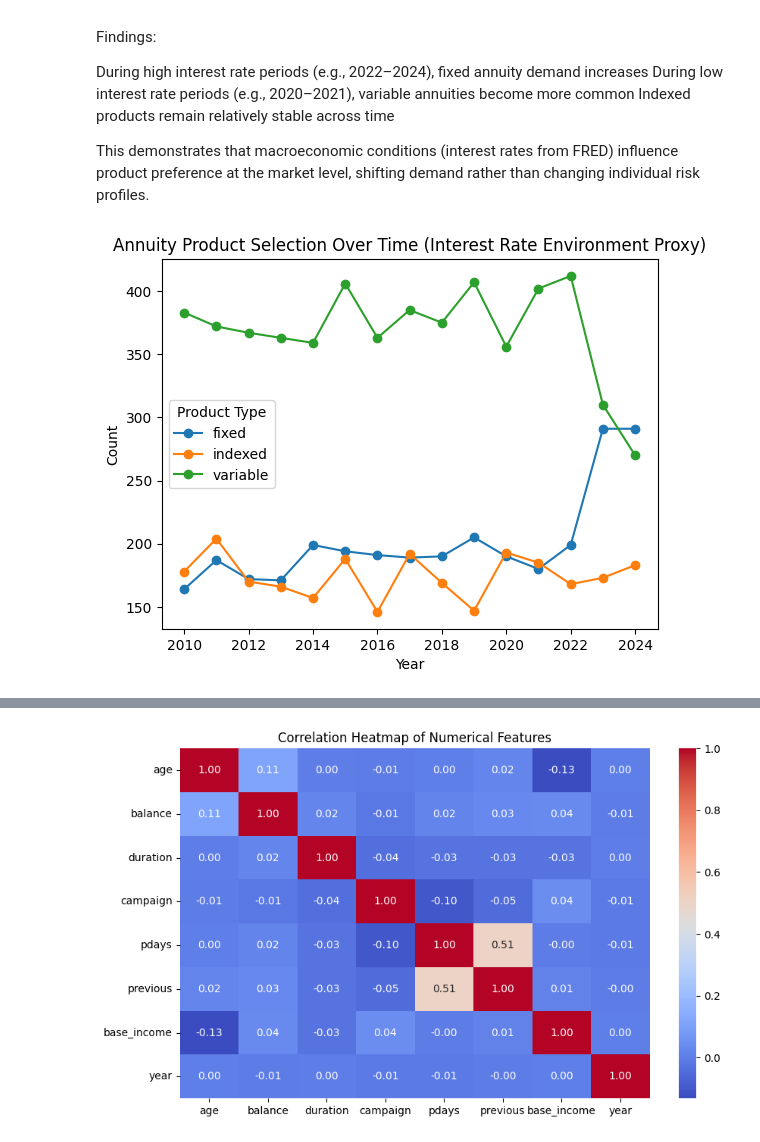
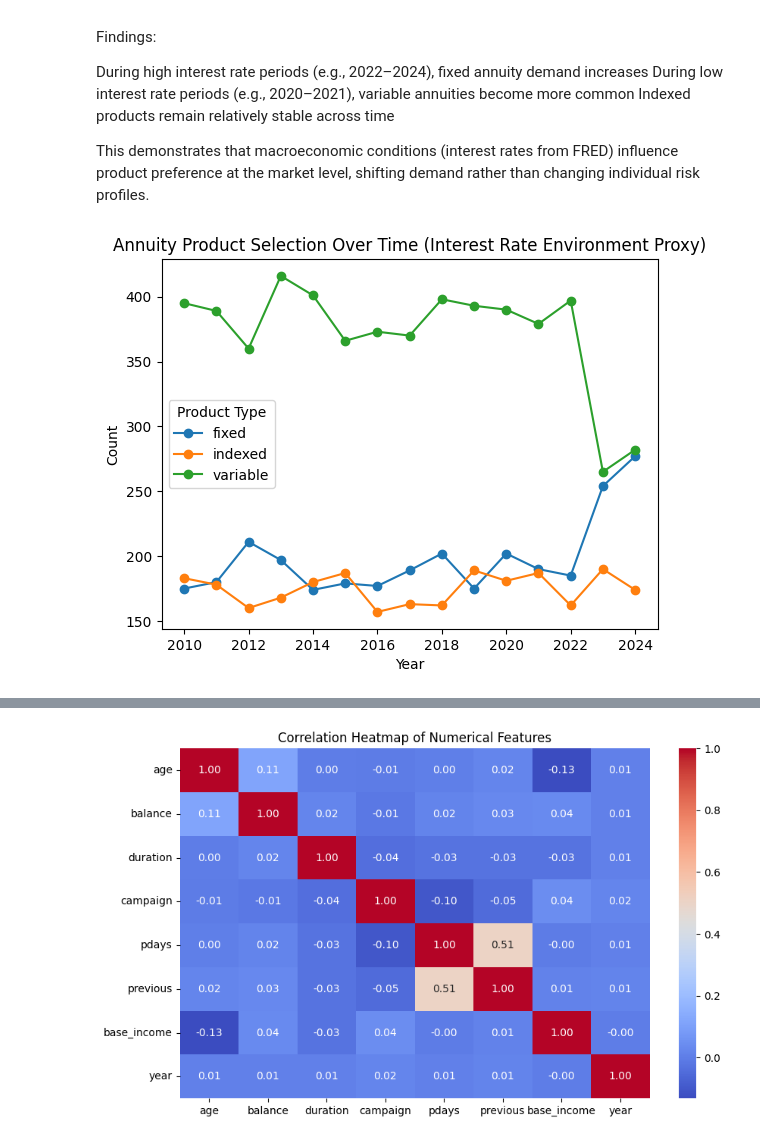
Before and after one commit to IT4063C-Spring26/final-project-slaibne, a Jupyter notebook: source.ipynb, the cells around one changed output, grey strips where cells are left out. Cells and saved outputs as stored; diff of their text form; code cells hidden in the pictures.

```diff
--- a/source.ipynb
+++ b/source.ipynb
@@ -469,10 +493,10 @@ Older customers (55+) prefer fixed annuities
 This aligns with financial theory, where risk tolerance decreases with age and proximity to retirement increases demand for stable income products.
 # %%
 # Create age groups
-base["age_group"] = pd.cut(base["age"], bins=[0, 40, 55, 100], labels=["<40", "40-55", "55+"])
+final_df["age_group"] = pd.cut(final_df["age"], bins=[0, 40, 55, 100], labels=["<40", "40-55", "55+"])
 
 plt.figure()
-sns.countplot(data=base, x="age_group", hue="annuity_product")
+sns.countplot(data=final_df, x="age_group", hue="annuity_product")
 plt.title("Annuity Product Selection by Age Group")
 plt.xlabel("Age Group")
 plt.ylabel("Count")
@@ -509,15 +533,15 @@ Indexed products remain relatively stable across time
 
 This demonstrates that macroeconomic conditions (interest rates from FRED) influence product preference at the market level, shifting demand rather than changing individual risk profiles.
 # %%
-rate_trend = base.groupby(["year", "annuity_product"]).size().unstack()
+rate_trend = final_df.groupby(["year", "annuity_product"]).size().unstack()
 
-rate_product = base.groupby(["year", "annuity_product"]).size().unstack()
+rate_product = final_df.groupby(["year", "annuity_product"]).size().unstack()
 
 rate_product.plot(kind="line", marker="o")
 plt.title("Annuity Product Selection Over Time (Interest Rate Environment Proxy)")
 plt.xlabel("Year")
 plt.ylabel("Count")
 plt.legend(title="Product Type")
 plt.show()
 # %% [output]
-[figure, old version]
+[figure, new version]
```
Also changed, not shown: parts of 17 cells of this notebook.
